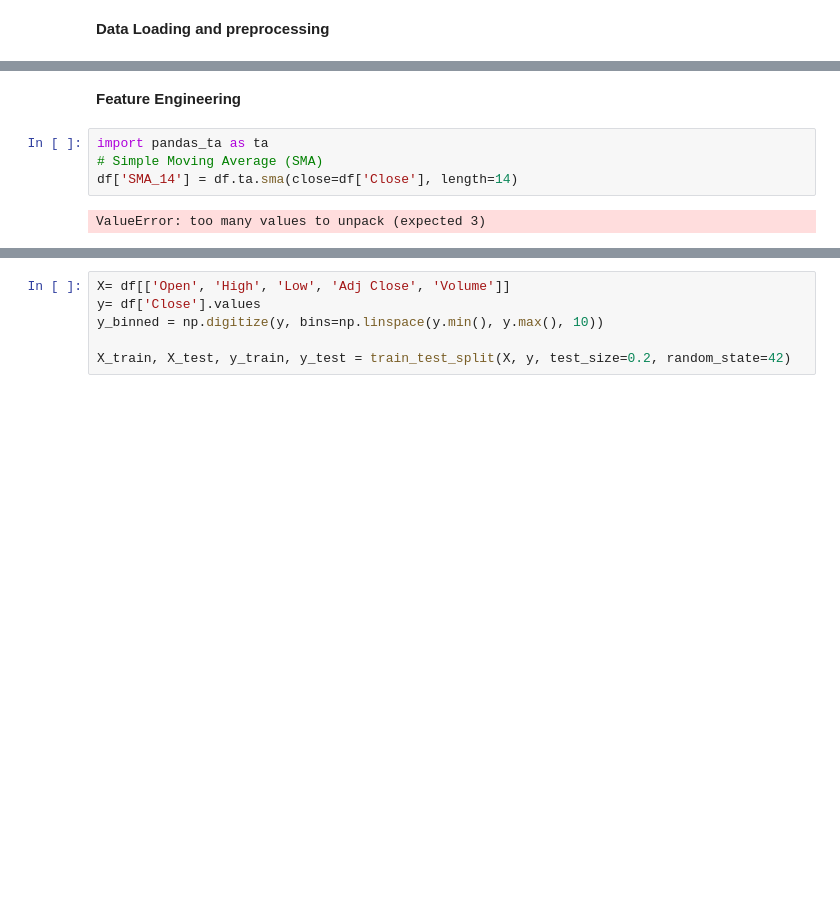
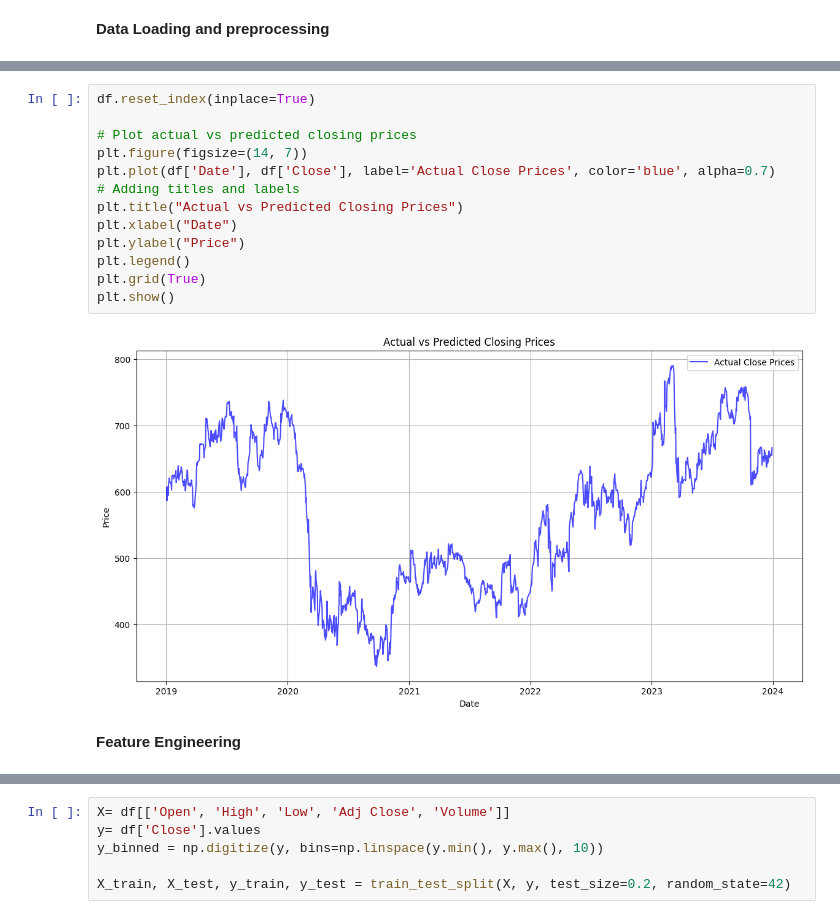
Before and after one commit to Muhammad-Abdullah-Jami/UK_Bank_Stocks_Prediction, a Jupyter notebook: Yfinance.ipynb, the cells around one changed output, grey strips where cells are left out. Drawn from its saved outputs; the diff is of its cells as text; blank space fills up the shorter version.

```diff
--- a/Yfinance.ipynb
+++ b/Yfinance.ipynb
@@ -98,9 +96,18 @@ df.isnull().sum()
 dtype: int64
+# %%
+df.reset_index(inplace=True)
+
+# Plot actual vs predicted closing prices
+plt.figure(figsize=(14, 7))
+plt.plot(df['Date'], df['Close'], label='Actual Close Prices', color='blue', alpha=0.7)
+# Adding titles and labels
+plt.title("Actual vs Predicted Closing Prices")
+plt.xlabel("Date")
+plt.ylabel("Price")
+plt.legend()
+plt.grid(True)
+plt.show()
+# %% [output]
+[figure, added]
 # %% [markdown]
 **Feature Engineering**
-# %%
-import pandas_ta as ta
-# Simple Moving Average (SMA)
-df['SMA_14'] = df.ta.sma(close=df['Close'], length=14)
-# %% [output]
-ValueError: too many values to unpack (expected 3)
```
Also changed, not shown: parts of 16 cells of this notebook.
